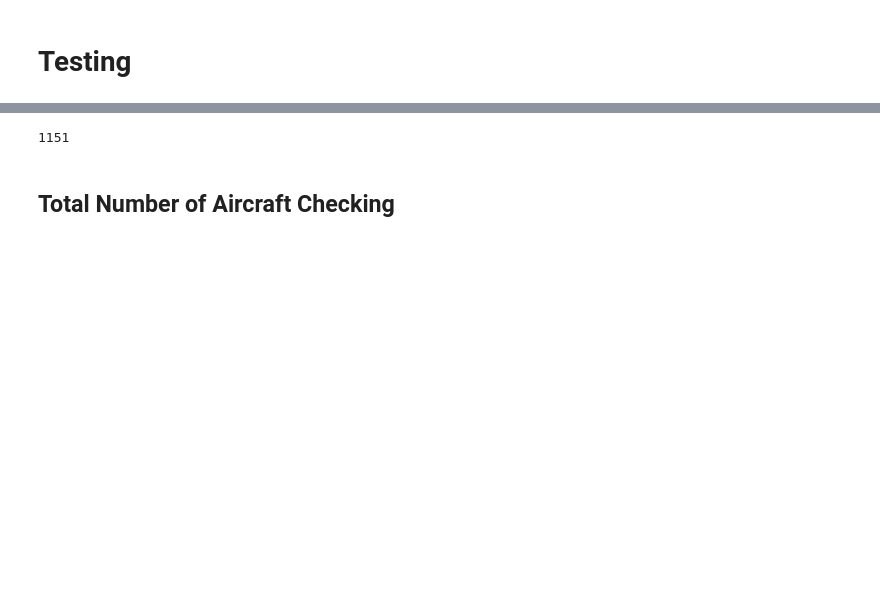
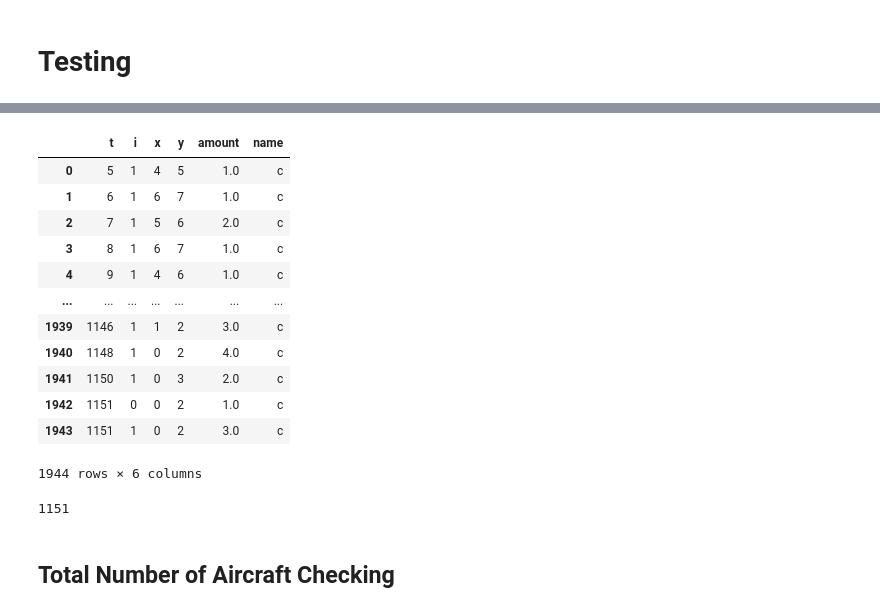
Before and after one commit to Xuan-1998/UAM_system_optimization, a Jupyter notebook: src:code/TestingFile.ipynb, the cells around one changed output, grey strips where cells are left out. Drawn from its saved outputs; the diff is of its cells as text; code cells hidden in the pictures; blank space fills up the shorter version.

```diff
--- a/src:code/TestingFile.ipynb
+++ b/src:code/TestingFile.ipynb
@@ -56,3 +184,19 @@ specificu10 = specificu10.groupby('t').sum().reset_index()
+# %%
+specificc
+# %% [output]
+|  | t | i | x | y | amount | name |
+| 0 | 5 | 1 | 4 | 5 | 1.0 | c |
+| 1 | 6 | 1 | 6 | 7 | 1.0 | c |
+| 2 | 7 | 1 | 5 | 6 | 2.0 | c |
+| 3 | 8 | 1 | 6 | 7 | 1.0 | c |
+| 4 | 9 | 1 | 4 | 6 | 1.0 | c |
+| ... | ... | ... | ... | ... | ... | ... |
+| 1939 | 1146 | 1 | 1 | 2 | 3.0 | c |
+| 1940 | 1148 | 1 | 0 | 2 | 4.0 | c |
+| 1941 | 1150 | 1 | 0 | 3 | 2.0 | c |
+| 1942 | 1151 | 0 | 0 | 2 | 1.0 | c |
+| 1943 | 1151 | 1 | 0 | 2 | 3.0 | c |
+1944 rows × 6 columns
 # %%
 gamma = [3.237872699, 3.729470167, 4.404786588, 5.379957014, 6.913363091,
         9.685271742, 16.30528373, 71.41103553]
```
Also changed, not shown: parts of 15 cells of this notebook, 2 other files.
